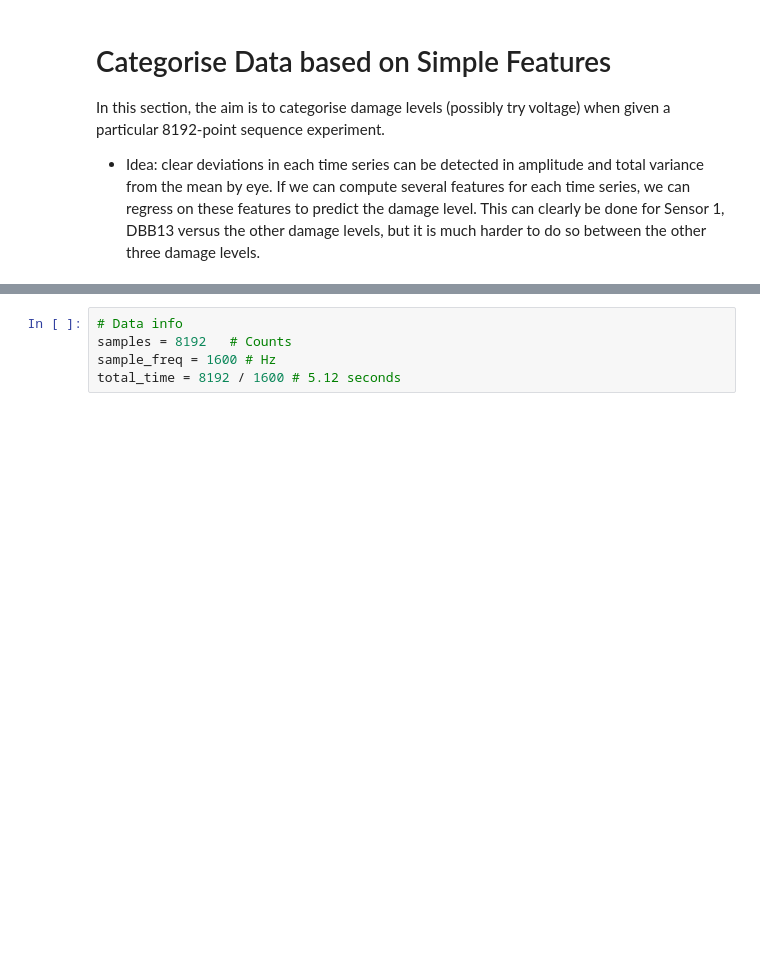
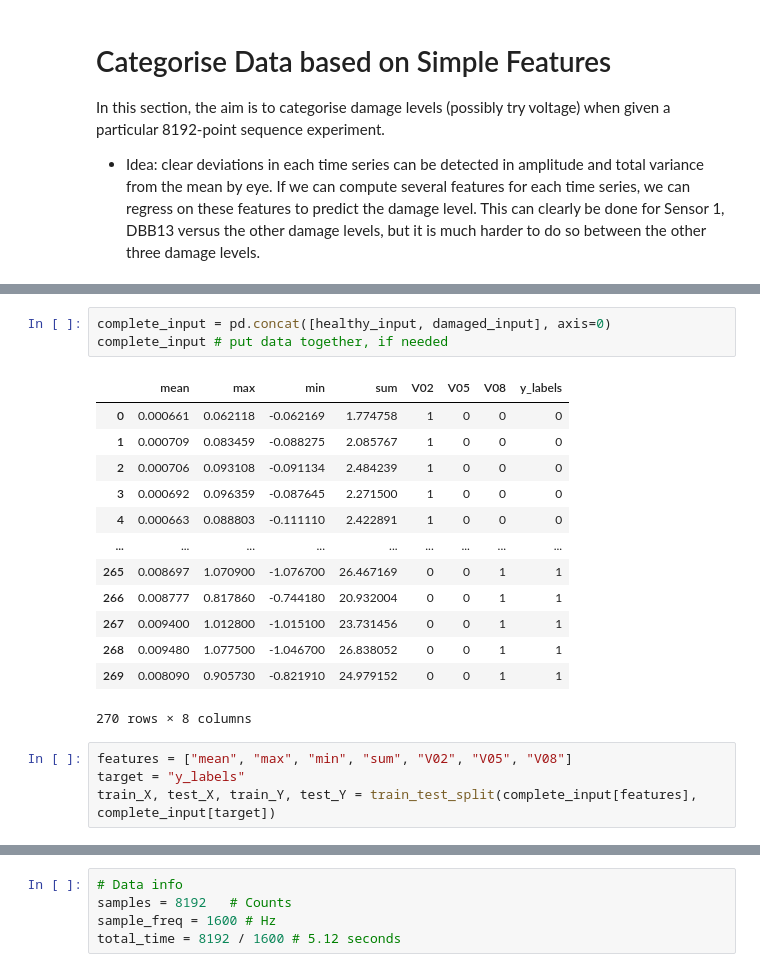
Before and after one commit to twan3617/anomalies, a Jupyter notebook: Example_Data_Sandia.ipynb, the cells around one changed output, grey strips where cells are left out. Drawn from its saved outputs; the diff is of its cells as text; blank space fills up the shorter version.

```diff
--- a/Example_Data_Sandia.ipynb
+++ b/Example_Data_Sandia.ipynb
@@ -501,0 +468,21 @@ ValueError: A value for column_id needs to be supplied
+# %%
+complete_input = pd.concat([healthy_input, damaged_input], axis=0)
+complete_input # put data together, if needed
+# %% [output]
+|  | mean | max | min | sum | V02 | V05 | V08 | y_labels |
+| 0 | 0.000661 | 0.062118 | -0.062169 | 1.774758 | 1 | 0 | 0 | 0 |
+| 1 | 0.000709 | 0.083459 | -0.088275 | 2.085767 | 1 | 0 | 0 | 0 |
+| 2 | 0.000706 | 0.093108 | -0.091134 | 2.484239 | 1 | 0 | 0 | 0 |
+| 3 | 0.000692 | 0.096359 | -0.087645 | 2.271500 | 1 | 0 | 0 | 0 |
+| 4 | 0.000663 | 0.088803 | -0.111110 | 2.422891 | 1 | 0 | 0 | 0 |
+| ... | ... | ... | ... | ... | ... | ... | ... | ... |
+| 265 | 0.008697 | 1.070900 | -1.076700 | 26.467169 | 0 | 0 | 1 | 1 |
+| 266 | 0.008777 | 0.817860 | -0.744180 | 20.932004 | 0 | 0 | 1 | 1 |
+| 267 | 0.009400 | 1.012800 | -1.015100 | 23.731456 | 0 | 0 | 1 | 1 |
+| 268 | 0.009480 | 1.077500 | -1.046700 | 26.838052 | 0 | 0 | 1 | 1 |
+| 269 | 0.008090 | 0.905730 | -0.821910 | 24.979152 | 0 | 0 | 1 | 1 |
+270 rows × 8 columns
+# %%
+features = ["mean", "max", "min", "sum", "V02", "V05", "V08"]
+target = "y_labels"
+train_X, test_X, train_Y, test_Y = train_test_split(complete_input[features], complete_input[target])
```
Also changed, not shown: parts of 21 cells of this notebook.
